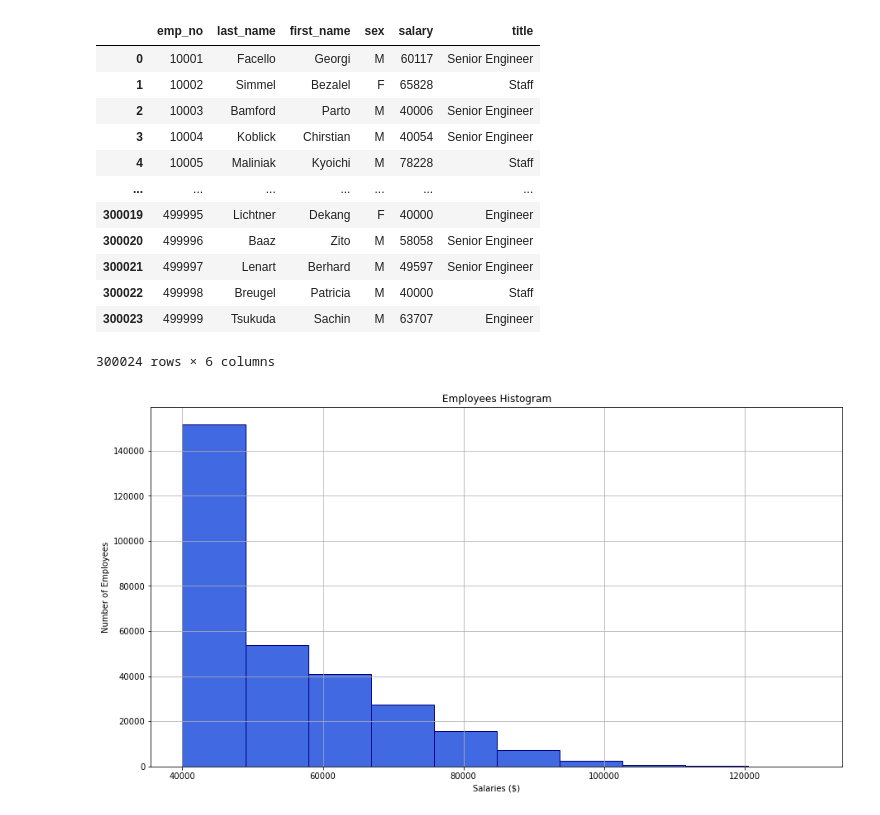
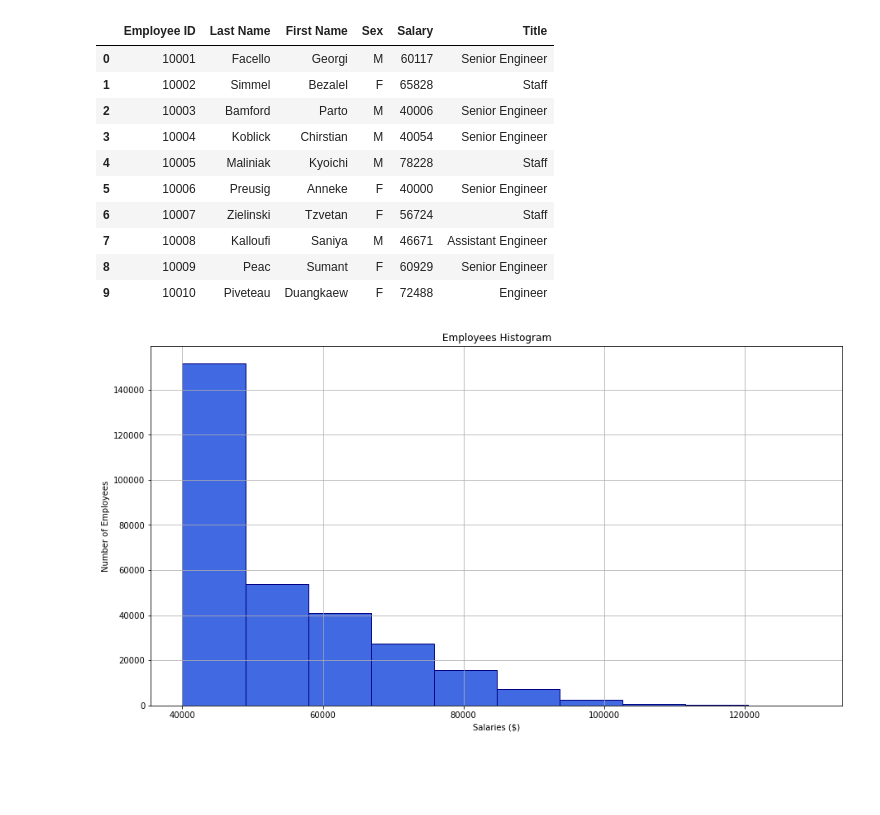
Before and after one commit to RaulMaya/SQL-Departments, a Jupyter notebook: Jupyter_Notebook_SQL_Bonus/SQL_Challenge_Bonus.ipynb, the cells around one changed output. Saved outputs shown, nothing was run; the diff lists cells and outputs as text; code cells hidden in the pictures; blank space fills up the shorter version.

```diff
--- a/Jupyter_Notebook_SQL_Bonus/SQL_Challenge_Bonus.ipynb
+++ b/Jupyter_Notebook_SQL_Bonus/SQL_Challenge_Bonus.ipynb
@@ -6,20 +6,20 @@ connection = engine.connect()
 import pandas as pd
 import matplotlib.pyplot as plt
 employees_df = pd.read_sql('SELECT employees.emp_no, employees.last_name, employees.first_name, employees.sex, salaries.salary, titles.title FROM employees INNER JOIN salaries ON employees.emp_no = salaries.emp_no INNER JOIN titles ON employees.emp_title = titles.title_id ORDER BY emp_no;',connection)
-# %%
-employees_df
-# %% [output]
-|  | emp_no | last_name | first_name | sex | salary | title |
-| 0 | 10001 | Facello | Georgi | M | 60117 | Senior Engineer |
-| 1 | 10002 | Simmel | Bezalel | F | 65828 | Staff |
-| 2 | 10003 | Bamford | Parto | M | 40006 | Senior Engineer |
-| 3 | 10004 | Koblick | Chirstian | M | 40054 | Senior Engineer |
-| 4 | 10005 | Maliniak | Kyoichi | M | 78228 | Staff |
-| ... | ... | ... | ... | ... | ... | ... |
-| 300019 | 499995 | Lichtner | Dekang | F | 40000 | Engineer |
-| 300020 | 499996 | Baaz | Zito | M | 58058 | Senior Engineer |
-| 300021 | 499997 | Lenart | Berhard | M | 49597 | Senior Engineer |
-| 300022 | 499998 | Breugel | Patricia | M | 40000 | Staff |
-| 300023 | 499999 | Tsukuda | Sachin | M | 63707 | Engineer |
-300024 rows × 6 columns
+# %%
+employees_df = employees_df.rename(columns={"emp_no":"Employee ID","last_name":"Last Name",
+                                           "first_name":"First Name","sex":"Sex","salary":"Salary","title":"Title"})
+employees_df.head(10)
+# %% [output]
+|  | Employee ID | Last Name | First Name | Sex | Salary | Title |
+| 0 | 10001 | Facello | Georgi | M | 60117 | Senior Engineer |
+| 1 | 10002 | Simmel | Bezalel | F | 65828 | Staff |
+| 2 | 10003 | Bamford | Parto | M | 40006 | Senior Engineer |
+| 3 | 10004 | Koblick | Chirstian | M | 40054 | Senior Engineer |
+| 4 | 10005 | Maliniak | Kyoichi | M | 78228 | Staff |
+| 5 | 10006 | Preusig | Anneke | F | 40000 | Senior Engineer |
+| 6 | 10007 | Zielinski | Tzvetan | F | 56724 | Staff |
+| 7 | 10008 | Kalloufi | Saniya | M | 46671 | Assistant Engineer |
+| 8 | 10009 | Peac | Sumant | F | 60929 | Senior Engineer |
+| 9 | 10010 | Piveteau | Duangkaew | F | 72488 | Engineer |
 # %%
```
Also changed, not shown: parts of 3 cells of this notebook.
